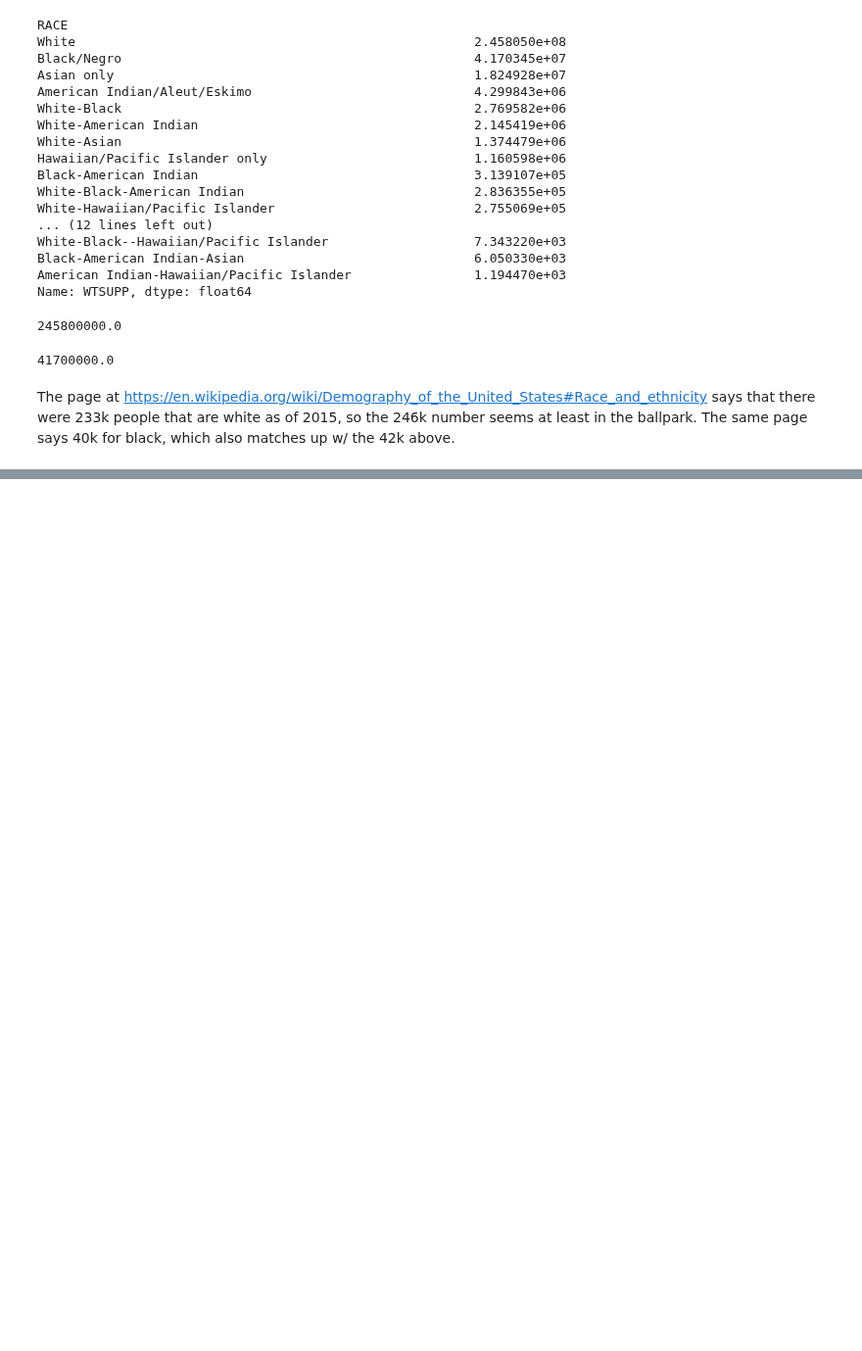
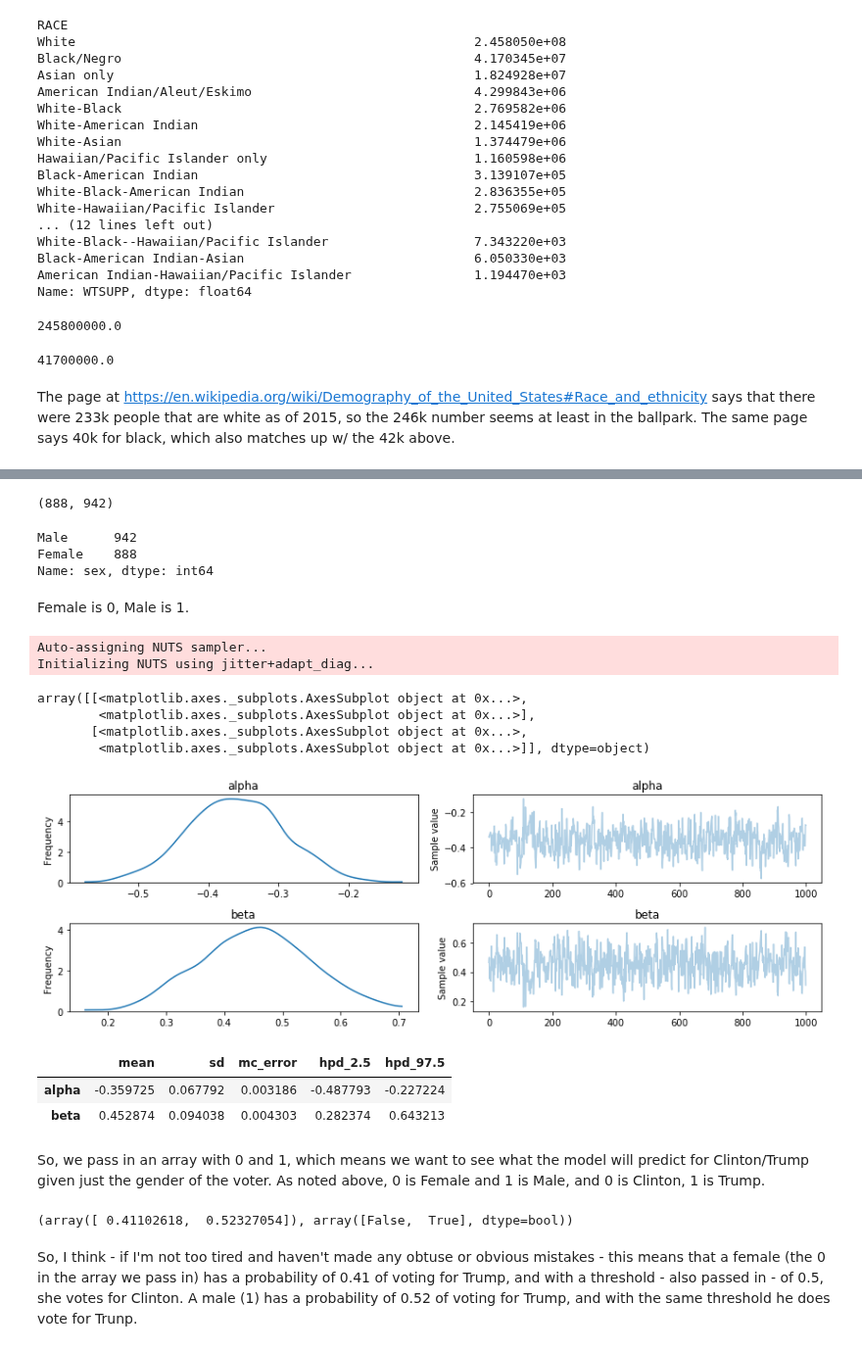
Before and after one commit to aenfield/Data512, a Jupyter notebook: project/Project.ipynb, the cells around one changed output, grey strips where cells are left out. Shown at 98% size. Drawn from its saved outputs; the diff is of its cells as text; code cells hidden in the pictures; blank space fills up the shorter version.

Commit message:
Added a very first and very rough cut at a logistic regression model with just a single var for sex/gender. It might actually have worked?

```diff
--- a/project/Project.ipynb
+++ b/project/Project.ipynb
@@ -266,0 +318,4 @@ d[d['state'] == 'Montana']
+# %%
+d_only = d[(d['q10horseGP'] == 'Clinton/lean Clinton') |
+           (d['q10horseGP'] == 'Trump/lean Trump')]
+d_only.shape
@@ -310,0 +406,41 @@ The page at https://en.wikipedia.org/wiki/Demography_of_the_United_States#Race_a
+# %%
+sum(sex_categorical.codes == 0), sum(sex_categorical.codes == 1)
+# %% [output]
+(888, 942)
+# %%
+d_only['sex'].value_counts(dropna=False)
+# %% [output]
+Male      942
+Female    888
+Name: sex, dtype: int64
+# %% [markdown]
+Female is 0, Male is 1.
+# %%
+with pm.Model() as model:
+    alpha = pm.Normal('alpha', mu=0, sd=10)
+    beta = pm.Normal('beta', mu=0, sd=10)
+
+    mu = alpha + beta * pd.Categorical(d_only['sex']).codes
+    theta = pm.Deterministic('theta', 1 / (1 + pm.math.exp(-mu)))
+
+    y = pm.Bernoulli('yl', theta, observed=pd.Categorical(d_only['q10horseGP']).codes)
+# %%
+with model:
+    trace = pm.sample(1000, n_init=50000, tune=1000)
+# %% [output]
+Auto-assigning NUTS sampler...
+Initializing NUTS using jitter+adapt_diag...
+# %%
+pm.traceplot(trace, ['alpha','beta'])
+# %% [output]
+array([[<matplotlib.axes._subplots.AxesSubplot object at 0x...>,
+        <matplotlib.axes._subplots.AxesSubplot object at 0x...>],
+       [<matplotlib.axes._subplots.AxesSubplot object at 0x...>,
+        <matplotlib.axes._subplots.AxesSubplot object at 0x...>]], dtype=object)
+[figure, added]
+# %%
+pm.df_summary(trace, ['alpha','beta'])
+# %% [output]
+|  | mean | sd | mc_error | hpd_2.5 | hpd_97.5 |
+| alpha | -0.359725 | 0.067792 | 0.003186 | -0.487793 | -0.227224 |
+| beta | 0.452874 | 0.094038 | 0.004303 | 0.282374 | 0.643213 |
@@ -310,0 +453,8 @@ The page at https://en.wikipedia.org/wiki/Demography_of_the_United_States#Race_a
+# %% [markdown]
+So, we pass in an array with 0 and 1, which means we want to see what the model will predict for Clinton/Trump given just the gender of the voter. As noted above, 0 is Female and 1 is Male, and 0 is Clinton, 1 is Trump.
+# %%
+classify([0,1], 0.5, trace)
+# %% [output]
+(array([ 0.41102618,  0.52327054]), array([False,  True], dtype=bool))
+# %% [markdown]
+So, I think - if I'm not too tired and haven't made any obtuse or obvious mistakes - this means that a female (the 0 in the array we pass in) has a probability of 0.41 of voting for Trump, and with a threshold - also passed in - of 0.5, she votes for Clinton. A male (1) has a probability of 0.52 of voting for Trump, and with the same threshold he does vote for Trunp.
```
Also changed, not shown: parts of 17 cells of this notebook.
